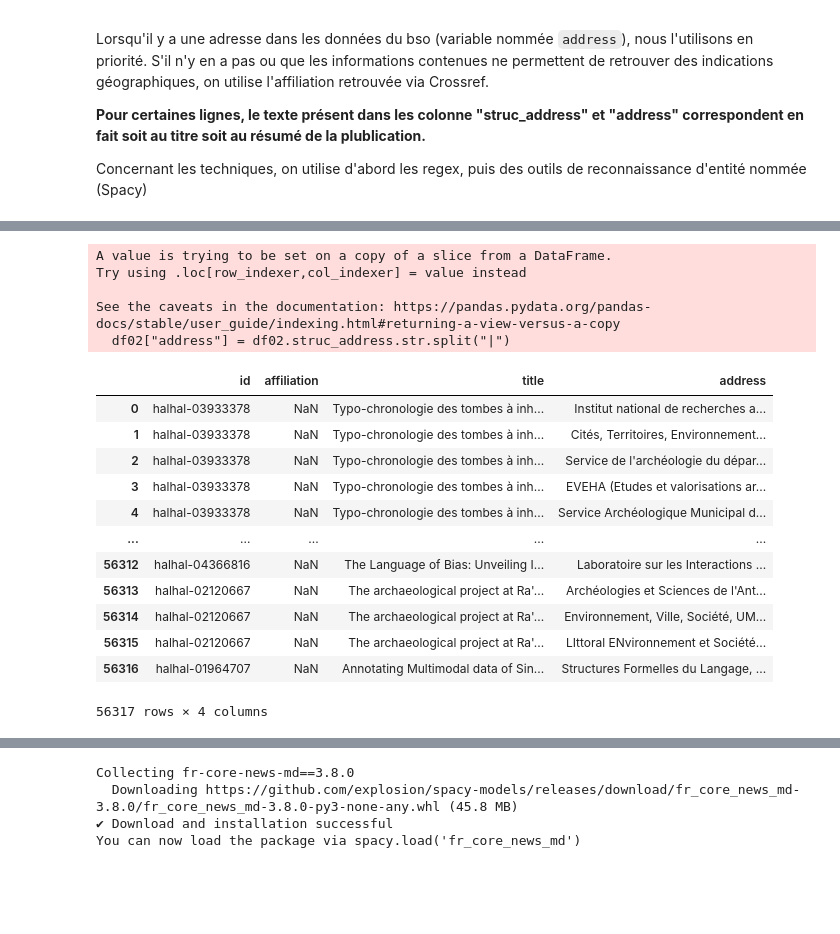
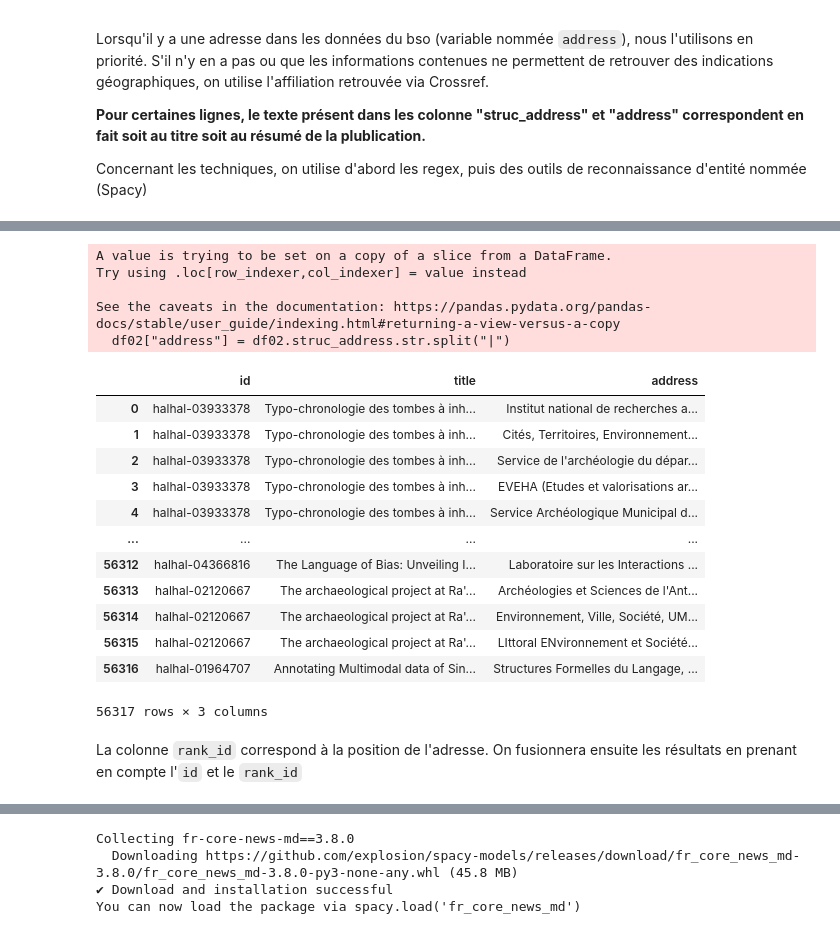
Before and after one commit to luneauaymeric/bso_p8, a Jupyter notebook: data_processing/detect_location.ipynb, the cells around one changed output, grey strips where cells are left out. Cells and saved outputs as stored; diff of their text form; code cells hidden in the pictures; blank space fills up the shorter version.

```diff
--- a/data_processing/detect_location.ipynb
+++ b/data_processing/detect_location.ipynb
@@ -185,31 +172,33 @@ df01 = df0.merge(dfcr1[["id","affiliation"]], on = ["id"], how = "left").merge(d
 # %%
 df02 = df01[["id","struc_address","affiliation","title"]]
 df02["address"] = df02.struc_address.str.split("|")
-df_ad = df02[['id','affiliation','title','address']].explode("address").drop_duplicates().dropna(subset="address").reset_index().drop(columns=["index"])
+df_ad = df02[['id','title','address']].explode("address").drop_duplicates().dropna(subset="address").reset_index().drop(columns=["index"])
 
 #On isole les adresses françaises
 df_adfr = df_ad.loc[(df_ad.address.str.lower().str.contains("france|paris"))].reset_index().drop(columns=["index"])
 
 df_adfr
 # %% [output]
 A value is trying to be set on a copy of a slice from a DataFrame.
 Try using .loc[row_indexer,col_indexer] = value instead
 
 See the caveats in the documentation: https://pandas.pydata.org/pandas-docs/stable/user_guide/indexing.html#returning-a-view-versus-a-copy
   df02["address"] = df02.struc_address.str.split("|")
-|  | id | affiliation | title | address |
-| 0 | halhal-03933378 | NaN | Typo-chronologie des tombes à inh... | Institut national de recherches a... |
-| 1 | halhal-03933378 | NaN | Typo-chronologie des tombes à inh... | Cités, Territoires, Environnement... |
-| 2 | halhal-03933378 | NaN | Typo-chronologie des tombes à inh... | Service de l'archéologie du dépar... |
-| 3 | halhal-03933378 | NaN | Typo-chronologie des tombes à inh... | EVEHA (Etudes et valorisations ar... |
-| 4 | halhal-03933378 | NaN | Typo-chronologie des tombes à inh... | Service Archéologique Municipal d... |
-| ... | ... | ... | ... | ... |
-| 56312 | halhal-04366816 | NaN | The Language of Bias: Unveiling I... | Laboratoire sur les Interactions ... |
-| 56313 | halhal-02120667 | NaN | The archaeological project at Ra'... | Archéologies et Sciences de l'Ant... |
-| 56314 | halhal-02120667 | NaN | The archaeological project at Ra'... | Environnement, Ville, Société, UM... |
-| 56315 | halhal-02120667 | NaN | The archaeological project at Ra'... | LIttoral ENvironnement et Société... |
-| 56316 | halhal-01964707 | NaN | Annotating Multimodal data of Sin... | Structures Formelles du Langage, ... |
+|  | id | title | address |
+| 0 | halhal-03933378 | Typo-chronologie des tombes à inh... | Institut national de recherches a... |
+| 1 | halhal-03933378 | Typo-chronologie des tombes à inh... | Cités, Territoires, Environnement... |
+| 2 | halhal-03933378 | Typo-chronologie des tombes à inh... | Service de l'archéologie du dépar... |
+| 3 | halhal-03933378 | Typo-chronologie des tombes à inh... | EVEHA (Etudes et valorisations ar... |
+| 4 | halhal-03933378 | Typo-chronologie des tombes à inh... | Service Archéologique Municipal d... |
+| ... | ... | ... | ... |
+| 56312 | halhal-04366816 | The Language of Bias: Unveiling I... | Laboratoire sur les Interactions ... |
+| 56313 | halhal-02120667 | The archaeological project at Ra'... | Archéologies et Sciences de l'Ant... |
+| 56314 | halhal-02120667 | The archaeological project at Ra'... | Environnement, Ville, Société, UM... |
+| 56315 | halhal-02120667 | The archaeological project at Ra'... | LIttoral ENvironnement et Société... |
+| 56316 | halhal-01964707 | Annotating Multimodal data of Sin... | Structures Formelles du Langage, ... |
-56317 rows × 4 columns
+56317 rows × 3 columns
+# %% [markdown]
+La colonne `rank_id` correspond à la position de l'adresse. On fusionnera ensuite les résultats en prenant en compte l'̀`id` et le `rank_id`
 # %%
 df_adfr["rank_id"] = df_adfr.index.astype(str)
 df_adfr["name_umr"] = df_adfr.apply(lambda row:"|".join(set([x.replace(" ","") for x in re.findall(r"(?:umr|ums|ea).\d+\b", str(row.address).lower())])),1)
```
Also changed, not shown: parts of 19 cells of this notebook.
